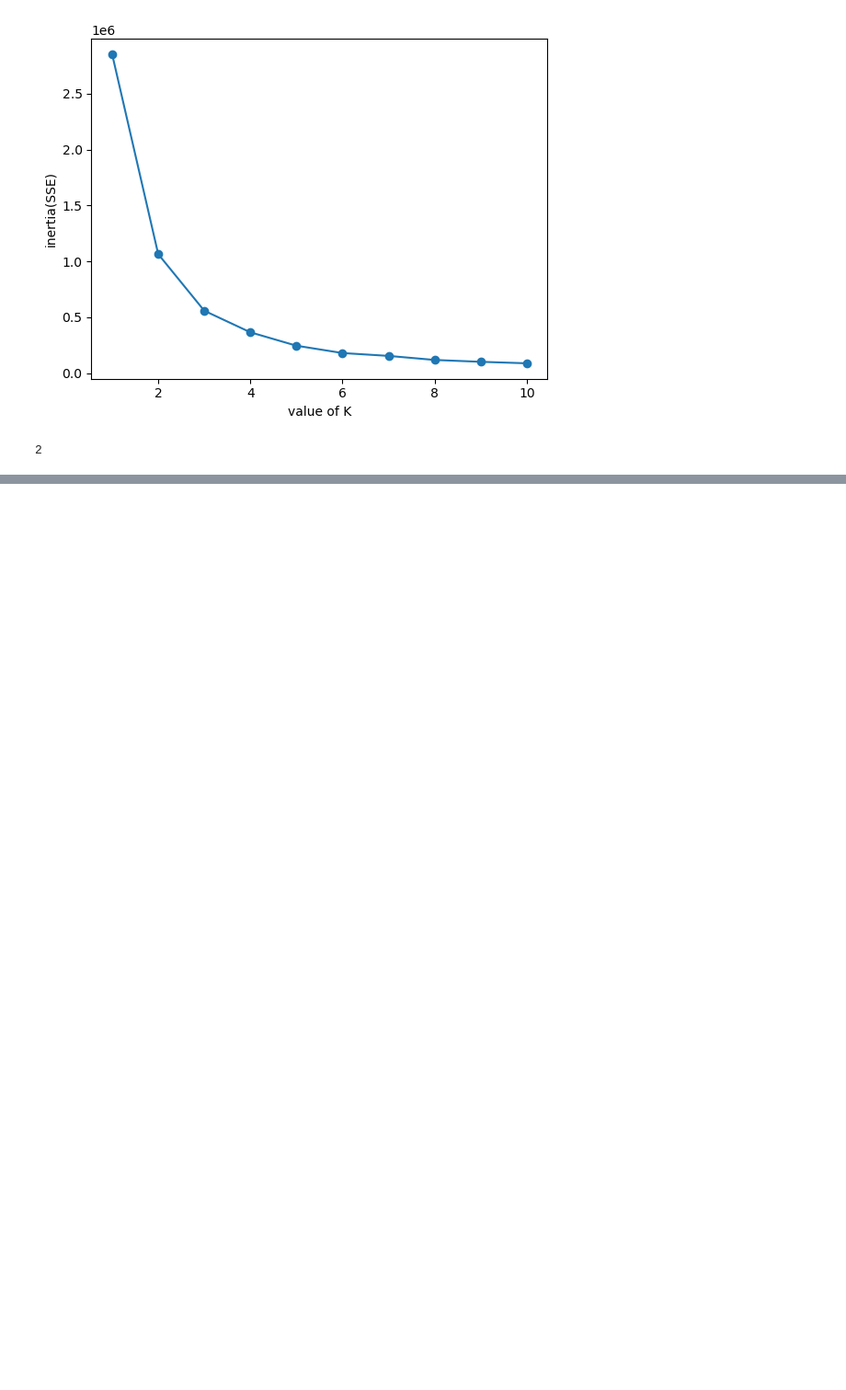
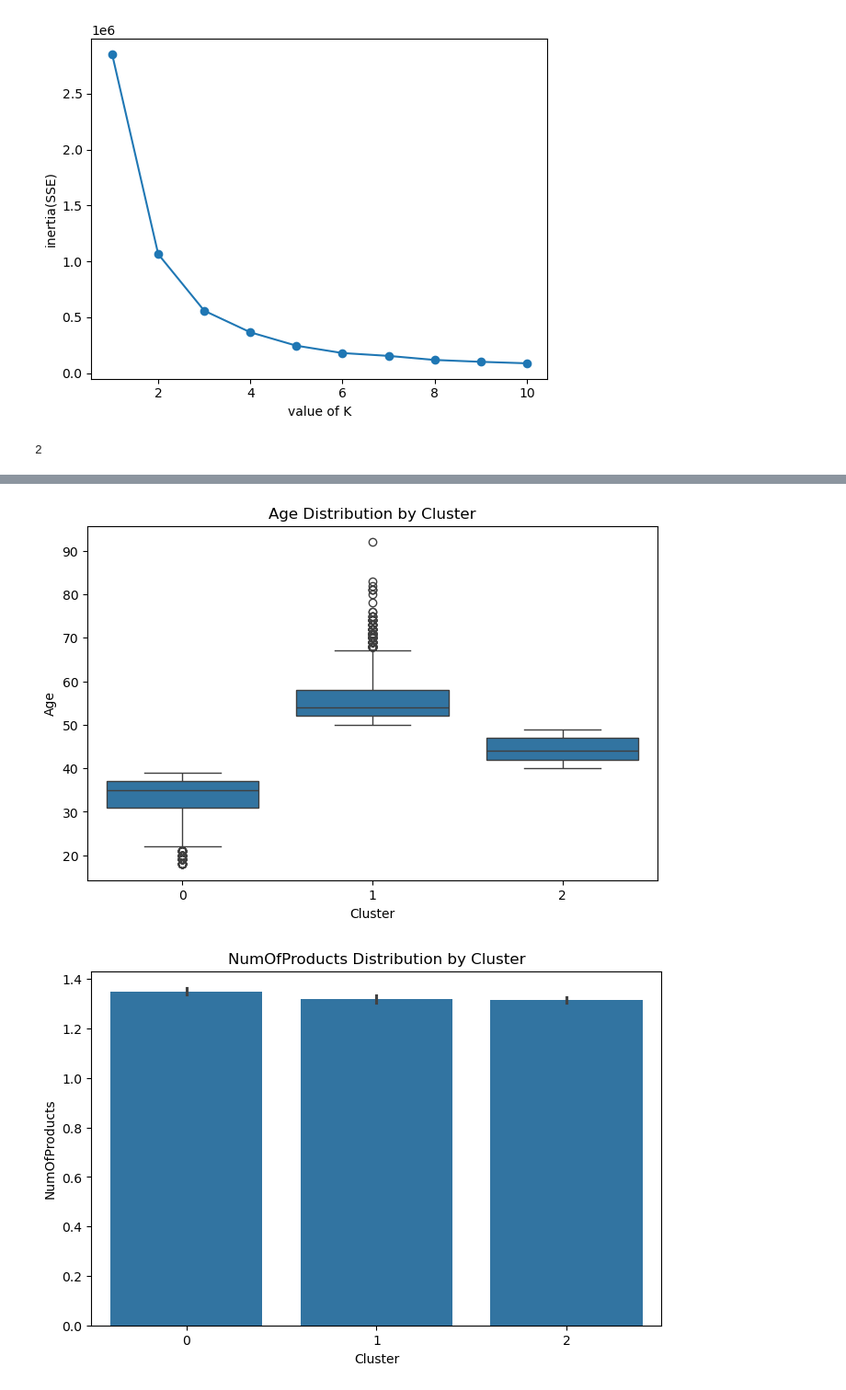
Before and after one commit to cookieeyoung/ML-project1, a Jupyter notebook: GBM_KMeans_Clustering.ipynb, the cells around one changed output, grey strips where cells are left out. Shown at 92% size. Drawn from its saved outputs; the diff is of its cells as text; code cells hidden in the pictures; blank space fills up the shorter version.

```diff
--- a/GBM_KMeans_Clustering.ipynb
+++ b/GBM_KMeans_Clustering.ipynb
@@ -287,0 +328,21 @@ IndexError: index 6 is out of bounds for axis 1 with size 3
+# %%
+# 클러스터별 Age 분포
+plt.figure(figsize=(8, 5))
+sns.boxplot(x="Cluster", y="Age", data=df_filtered)
+plt.title("Age Distribution by Cluster")
+plt.show()
+
+# 클러스터별 NumOfProducts 분포
+plt.figure(figsize=(8, 5))
+sns.barplot(x="Cluster", y="NumOfProducts", data=df_filtered)
+plt.title("NumOfProducts Distribution by Cluster")
+plt.show()
+
+# 클러스터별 IsActiveMember 분포
+plt.figure(figsize=(8, 5))
+sns.barplot(x="Cluster", y="IsActiveMember", data=df_filtered)
+plt.title("IsActiveMember Distribution by Cluster")
+plt.show()
+# %% [output]
+[figure, added]
+[figure, added]
```
Also changed, not shown: parts of 8 cells of this notebook, 6 other files.
